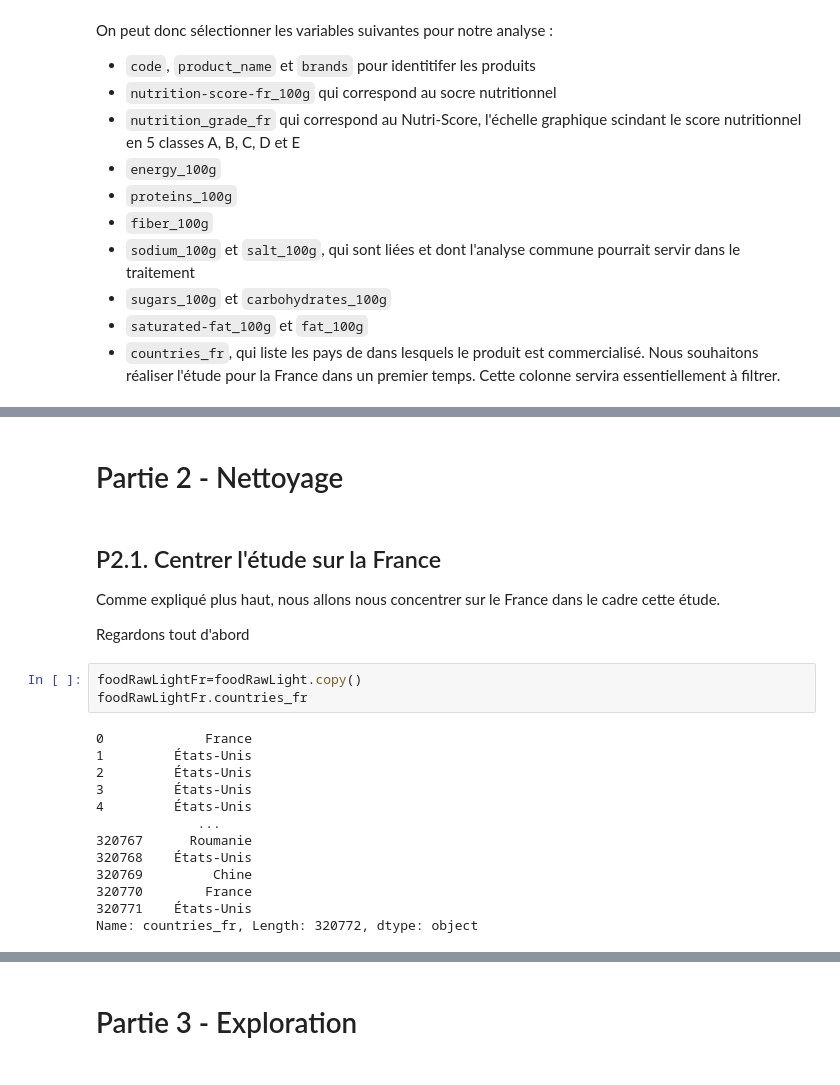
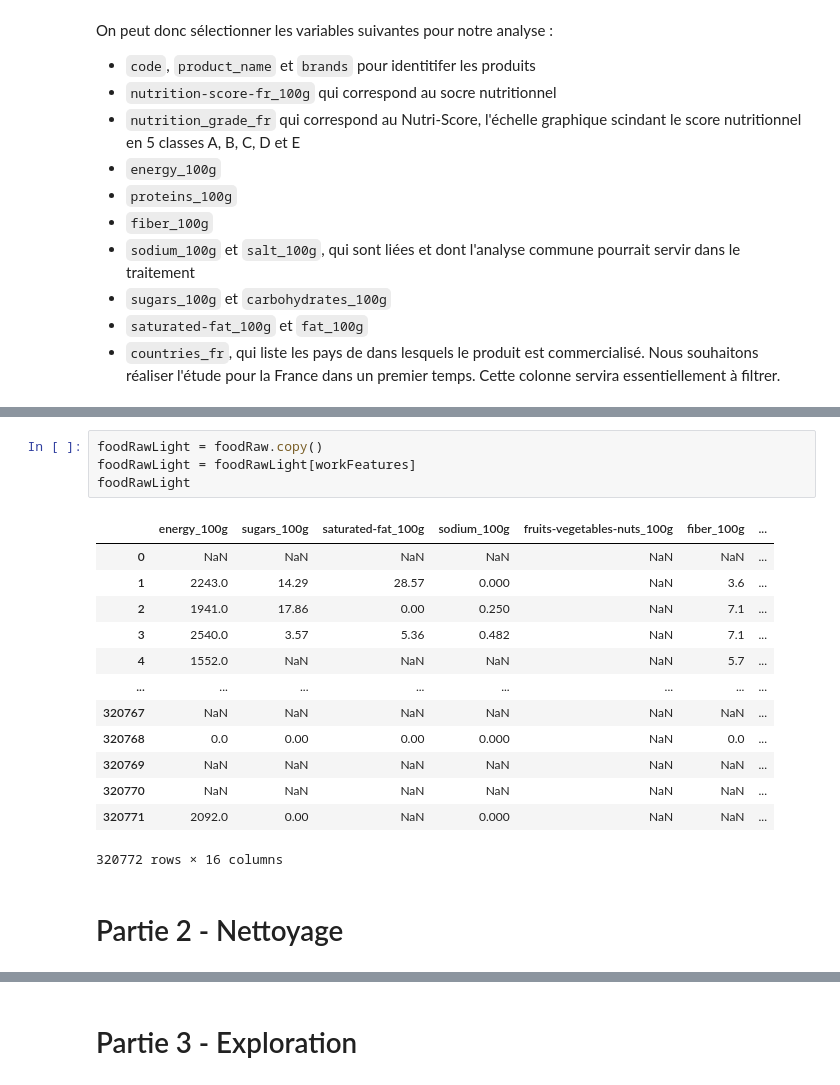
Before and after one commit to ClementPatin/OC-P3, a Jupyter notebook: Patin_Clement_1_notebook_052023.ipynb, the cells around one changed output, grey strips where cells are left out. Cells and saved outputs as stored; diff of their text form.

```diff
--- a/Patin_Clement_1_notebook_052023.ipynb
+++ b/Patin_Clement_1_notebook_052023.ipynb
@@ -234,24 +230,20 @@ foodRawLight.head()
+# %%
+foodRawLight = foodRaw.copy()
+foodRawLight = foodRawLight[workFeatures]
+foodRawLight
+# %% [output]
+|  | energy_100g | sugars_100g | saturated-fat_100g | sodium_100g | fruits-vegetables-nuts_100g | fiber_100g | ... |
+| 0 | NaN | NaN | NaN | NaN | NaN | NaN | ... |
+| 1 | 2243.0 | 14.29 | 28.57 | 0.000 | NaN | 3.6 | ... |
+| 2 | 1941.0 | 17.86 | 0.00 | 0.250 | NaN | 7.1 | ... |
+| 3 | 2540.0 | 3.57 | 5.36 | 0.482 | NaN | 7.1 | ... |
+| 4 | 1552.0 | NaN | NaN | NaN | NaN | 5.7 | ... |
+| ... | ... | ... | ... | ... | ... | ... | ... |
+| 320767 | NaN | NaN | NaN | NaN | NaN | NaN | ... |
+| 320768 | 0.0 | 0.00 | 0.00 | 0.000 | NaN | 0.0 | ... |
+| 320769 | NaN | NaN | NaN | NaN | NaN | NaN | ... |
+| 320770 | NaN | NaN | NaN | NaN | NaN | NaN | ... |
+| 320771 | 2092.0 | 0.00 | NaN | 0.000 | NaN | NaN | ... |
+320772 rows × 16 columns
 # %% [markdown]
 # Partie 2 - Nettoyage
-# %% [markdown]
-## P2.1. Centrer l'étude sur la France
-
-Comme expliqué plus haut, nous allons nous concentrer sur le France dans le cadre cette étude.
-
-Regardons tout d'abord
-# %%
-foodRawLightFr=foodRawLight.copy()
-foodRawLightFr.countries_fr
-# %% [output]
-0             France
-1         États-Unis
-2         États-Unis
-3         États-Unis
-4         États-Unis
-             ...
-320767      Roumanie
-320768    États-Unis
-320769         Chine
-320770        France
-320771    États-Unis
-Name: countries_fr, Length: 320772, dtype: object
```
Also changed, not shown: parts of 47 cells of this notebook.
